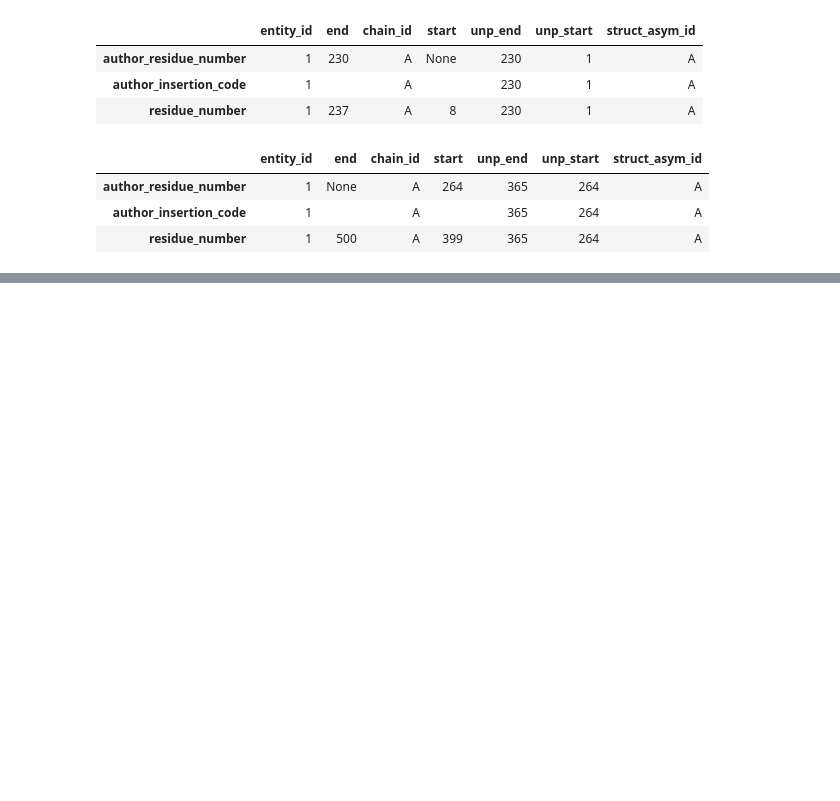
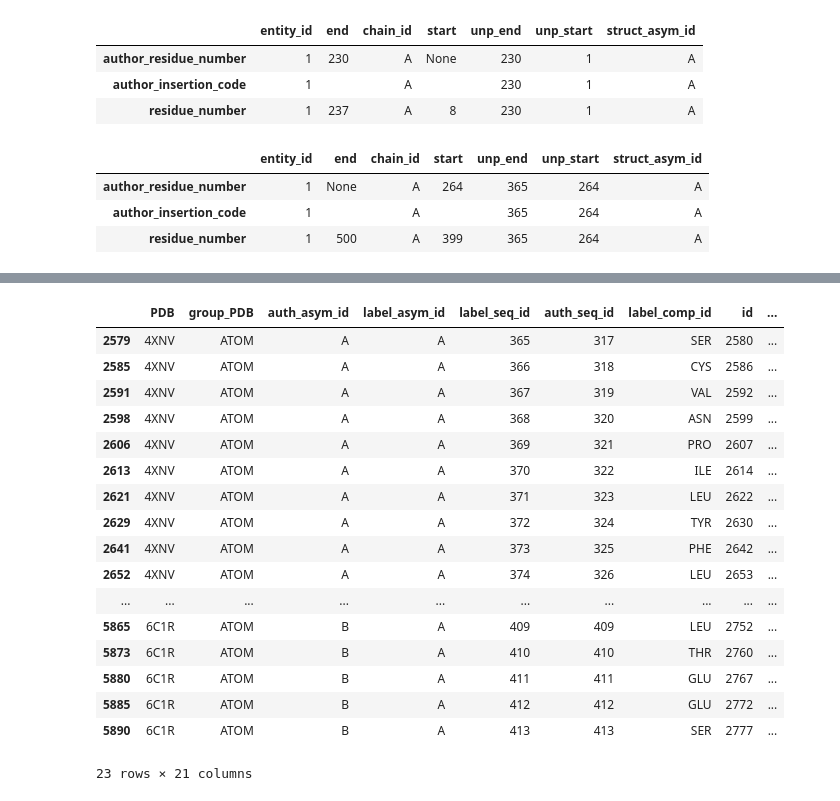
Before and after one commit to flurinh/mt, a Jupyter notebook: mmcif.ipynb, the cells around one changed output, grey strips where cells are left out. Drawn from its saved outputs; the diff is of its cells as text; code cells hidden in the pictures; blank space fills up the shorter version.

```diff
--- a/mmcif.ipynb
+++ b/mmcif.ipynb
@@ -603 +552,22 @@ df = pd.merge(data.table, data.structure, on='PDB')
+# %%
+# add gene to mapping
+
+for i, pdb in enumerate(list(set(list(data.structure['PDB'])))):
+    mappings = data.mappings[data.mappings['PDB']==pdb]
+    pref_chain = data.table[data.table['PDB']==pdb]['Preferred Chain'].iloc[0]
+    map_df_list = []
+    identifier_list = []
+    for j in range(len(mappings)):
+        chain = pd.DataFrame.from_dict(mappings.iloc[j]['mappings'])['chain_id'].iloc[0]
+        identifier = mappings.iloc[j]['name']
+        dict_ = pd.DataFrame.from_dict(mappings.iloc[j]['mappings'])
+        dict_['identifier'] = identifier
+        map_df_list.append(pd.DataFrame.from_dict(dict_))
+    _ = pd.concat(map_df_list)
+    _ = _[_['chain_id']==pref_chain]
+    _['PDB'] = pdb
+    if i == 0:
+        maps_stacked = _
+    else:
+        maps_stacked = maps_stacked.append(_)
 # %%
@@ -660 +608,12 @@ df.drop('lol', axis=1)
+# %%
+def get_generic_nums(pdb_id, numbering):
+    sequence_numbers = []
+    amino_acids = []
+    generic_numbers = []
+    for i in numbering[numbering['PDB']==pdb_id].iloc[0]['numbering']:
+        if i['alternative_generic_numbers'] != []:
+            sequence_numbers.append(i['sequence_number'])
+            amino_acids.append(i['amino_acid'])
+            generic_numbers.append(i['display_generic_number'])
+    return list(zip(sequence_numbers, amino_acids, generic_numbers))
 # %%
@@ -680,2 +726,25 @@ data.table
+# %%
+data.structure[(data.structure['label_atom_id']=='CA') &
+               (data.structure['gen_pos1'] > 7.45) &
+               (data.structure['gen_pos1'] < 8.48)]
+# %% [output]
+|  | PDB | group_PDB | auth_asym_id | label_asym_id | label_seq_id | auth_seq_id | label_comp_id | id | ... |
+| 2579 | 4XNV | ATOM | A | A | 365 | 317 | SER | 2580 | ... |
+| 2585 | 4XNV | ATOM | A | A | 366 | 318 | CYS | 2586 | ... |
+| 2591 | 4XNV | ATOM | A | A | 367 | 319 | VAL | 2592 | ... |
+| 2598 | 4XNV | ATOM | A | A | 368 | 320 | ASN | 2599 | ... |
+| 2606 | 4XNV | ATOM | A | A | 369 | 321 | PRO | 2607 | ... |
+| 2613 | 4XNV | ATOM | A | A | 370 | 322 | ILE | 2614 | ... |
+| 2621 | 4XNV | ATOM | A | A | 371 | 323 | LEU | 2622 | ... |
+| 2629 | 4XNV | ATOM | A | A | 372 | 324 | TYR | 2630 | ... |
+| 2641 | 4XNV | ATOM | A | A | 373 | 325 | PHE | 2642 | ... |
+| 2652 | 4XNV | ATOM | A | A | 374 | 326 | LEU | 2653 | ... |
+| ... | ... | ... | ... | ... | ... | ... | ... | ... | ... |
+| 5865 | 6C1R | ATOM | B | A | 409 | 409 | LEU | 2752 | ... |
+| 5873 | 6C1R | ATOM | B | A | 410 | 410 | THR | 2760 | ... |
+| 5880 | 6C1R | ATOM | B | A | 411 | 411 | GLU | 2767 | ... |
+| 5885 | 6C1R | ATOM | B | A | 412 | 412 | GLU | 2772 | ... |
+| 5890 | 6C1R | ATOM | B | A | 413 | 413 | SER | 2777 | ... |
+23 rows × 21 columns
 # %%
 list(set(list(data.mappings['PDB'])))
```
Also changed, not shown: parts of 87 cells of this notebook.
